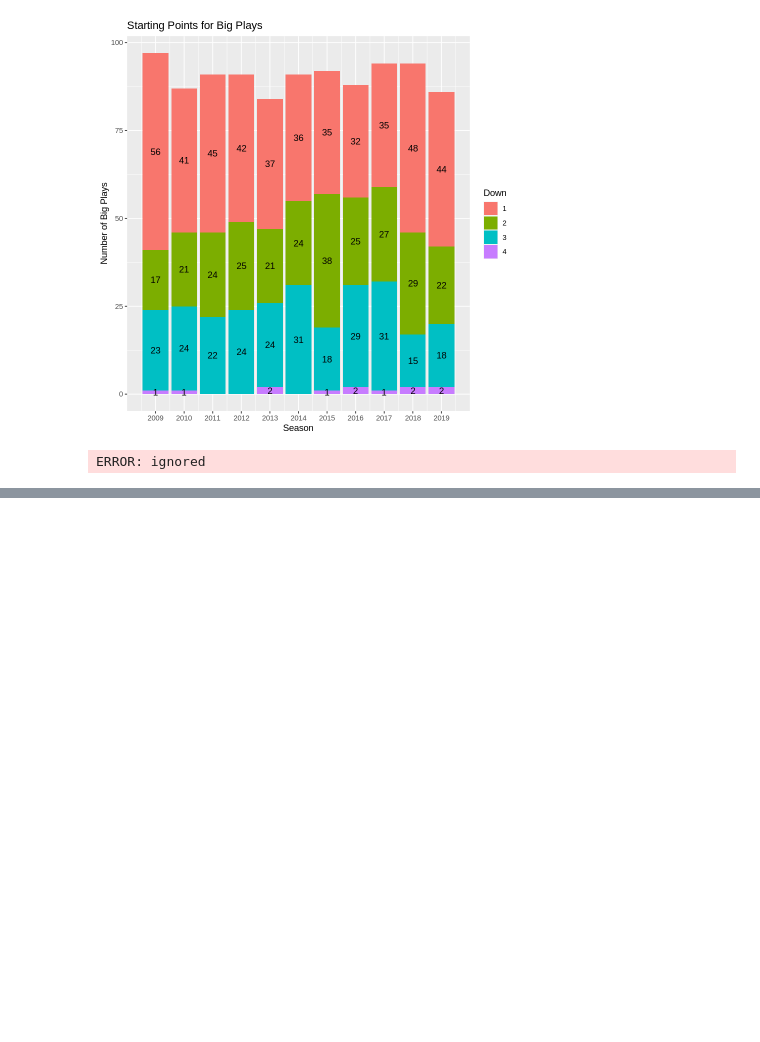
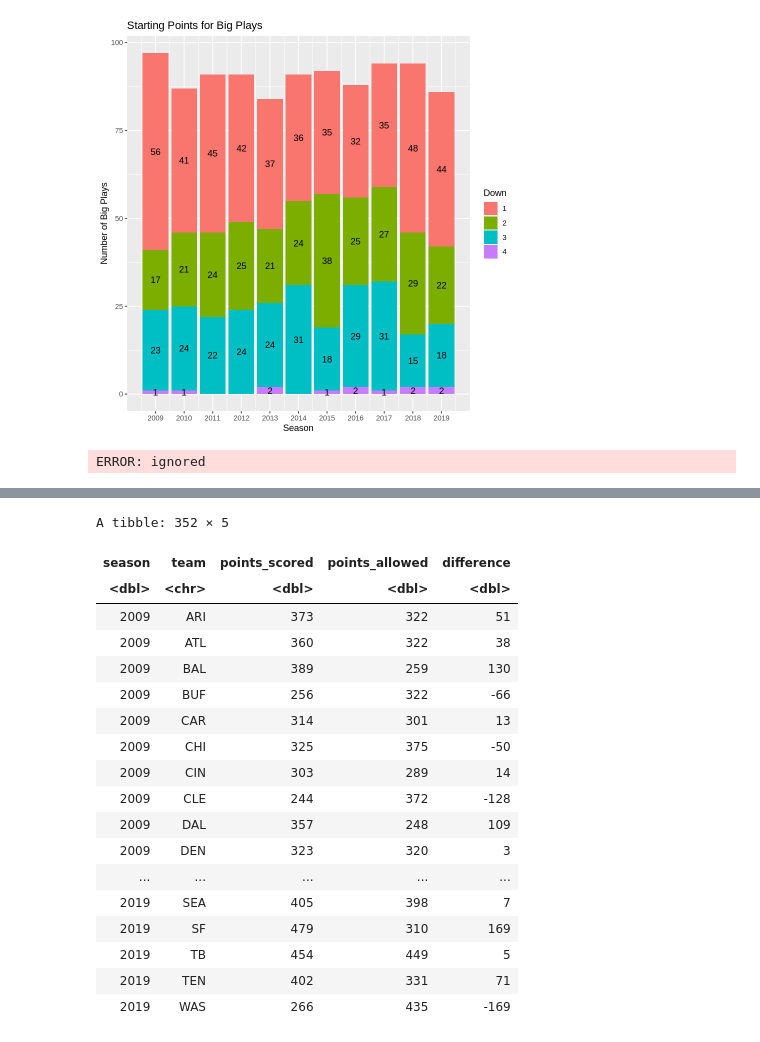
Before and after one commit to rennerm1/NFL-Data-Science-Project, a Jupyter notebook: Untitled6.ipynb, the cells around one changed output, grey strips where cells are left out. Saved outputs shown, nothing was run; the diff lists cells and outputs as text; code cells hidden in the pictures; blank space fills up the shorter version.

```diff
--- a/Untitled6.ipynb
+++ b/Untitled6.ipynb
@@ -409,0 +487,28 @@ ERROR: ignored
+# %%
+points_scored_allowed_all <- left_join(points_scored_allowed_home_all, points_scored_allowed_away_all, by= c("home_team" = "away_team", "season"="season")) %>%
+rename(team=home_team)%>%
+mutate(points_scored =(scored_points_home + scored_points_away), points_allowed = (allowed_points_home+allowed_points_away), difference = (points_scored-points_allowed)) %>%
+ungroup()%>%
+select(season,team, points_scored, points_allowed, difference)
+
+points_scored_allowed_all
+# %% [output]
+A tibble: 352 × 5
+| season | team | points_scored | points_allowed | difference |
+| <dbl> | <chr> | <dbl> | <dbl> | <dbl> |
+| 2009 | ARI | 373 | 322 | 51 |
+| 2009 | ATL | 360 | 322 | 38 |
+| 2009 | BAL | 389 | 259 | 130 |
+| 2009 | BUF | 256 | 322 | -66 |
+| 2009 | CAR | 314 | 301 | 13 |
+| 2009 | CHI | 325 | 375 | -50 |
+| 2009 | CIN | 303 | 289 | 14 |
+| 2009 | CLE | 244 | 372 | -128 |
+| 2009 | DAL | 357 | 248 | 109 |
+| 2009 | DEN | 323 | 320 | 3 |
+| ... | ... | ... | ... | ... |
+| 2019 | SEA | 405 | 398 | 7 |
+| 2019 | SF | 479 | 310 | 169 |
+| 2019 | TB | 454 | 449 | 5 |
+| 2019 | TEN | 402 | 331 | 71 |
+| 2019 | WAS | 266 | 435 | -169 |
```
Also changed, not shown: parts of 7 cells of this notebook.
